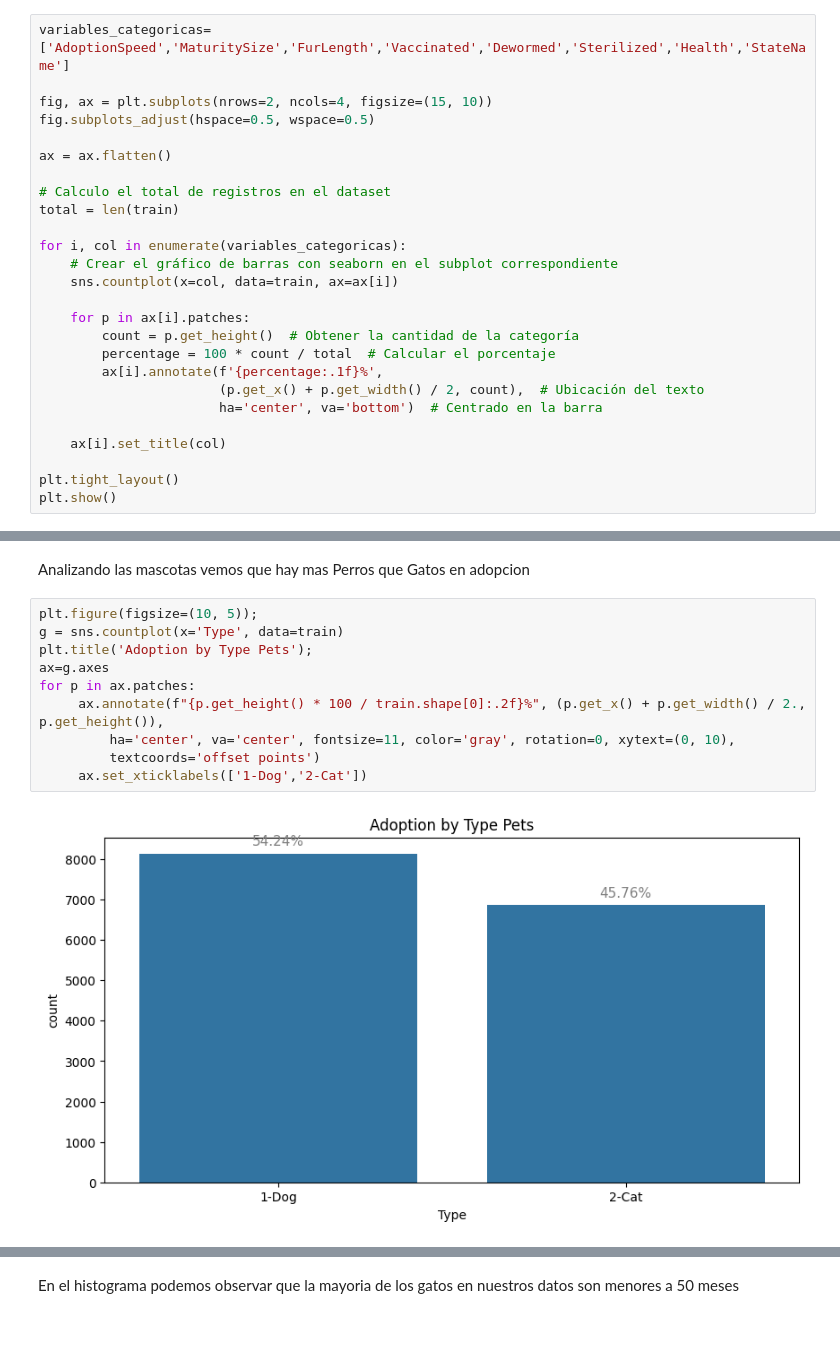
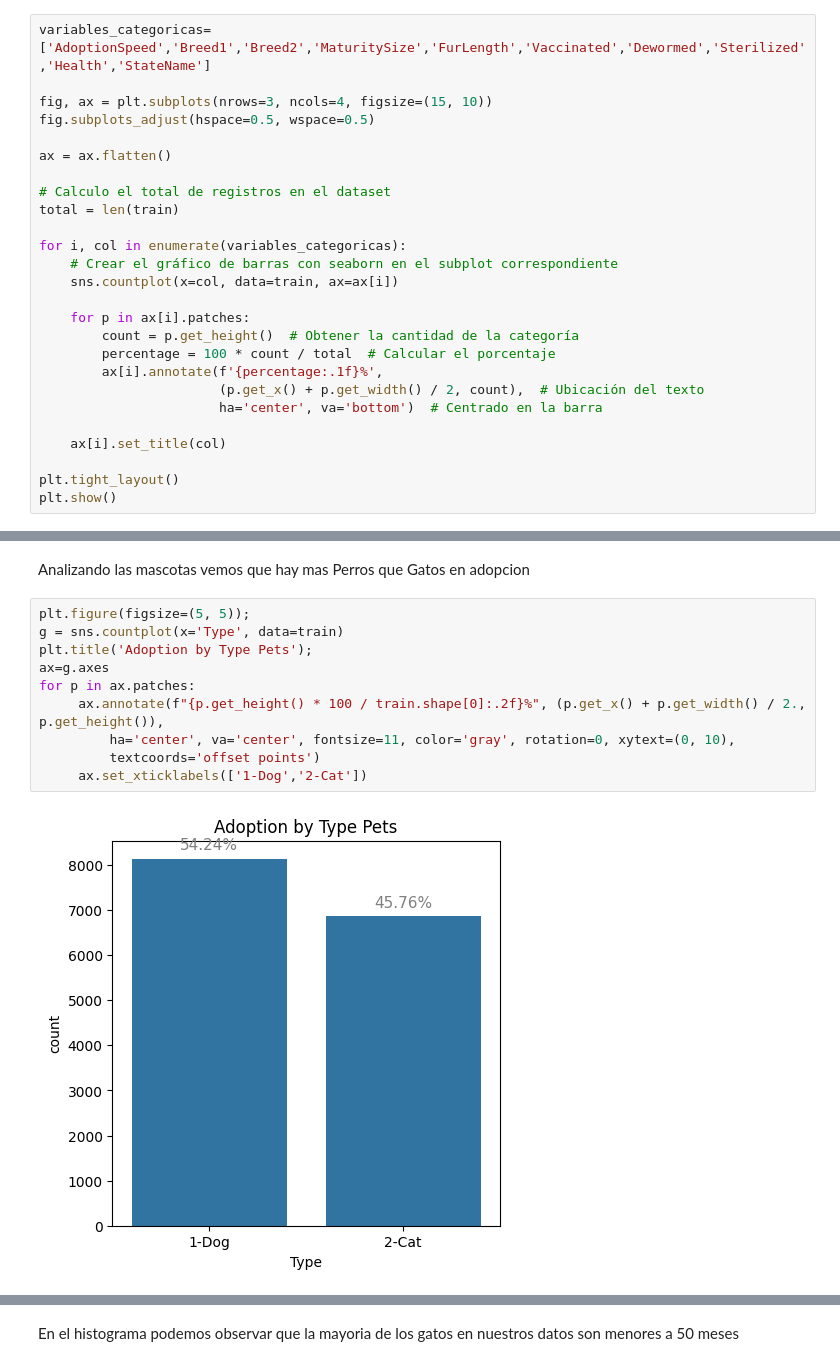
Before and after one commit to Nicoch6/Labo2_Entrega, a Jupyter notebook: 02-EDA.ipynb, the cells around one changed output, grey strips where cells are left out. Cells and saved outputs as stored; diff of their text form; blank space fills up the shorter version.

```diff
--- a/02-EDA.ipynb
+++ b/02-EDA.ipynb
@@ -163,9 +170,9 @@ memory usage: 3.0+ MB
 3. Pet was adopted between 31 and 90 days (2nd & 3rd month) after being listed.
 4. No adoption after 100 days of being listed. (There are no pets in this dataset that waited between 90 and 100 days).
 # %%
-variables_categoricas=['AdoptionSpeed','MaturitySize','FurLength','Vaccinated','Dewormed','Sterilized','Health','StateName']
+variables_categoricas=['AdoptionSpeed','Breed1','Breed2','MaturitySize','FurLength','Vaccinated','Dewormed','Sterilized','Health','StateName']
 
-fig, ax = plt.subplots(nrows=2, ncols=4, figsize=(15, 10))
+fig, ax = plt.subplots(nrows=3, ncols=4, figsize=(15, 10))
 fig.subplots_adjust(hspace=0.5, wspace=0.5)
 
 ax = ax.flatten()
@@ -193,15 +200,15 @@ plt.show()
 # %% [markdown]
 Analizando las mascotas vemos que hay mas Perros que Gatos en adopcion
 # %%
-plt.figure(figsize=(10, 5));
+plt.figure(figsize=(5, 5));
 g = sns.countplot(x='Type', data=train)
 plt.title('Adoption by Type Pets');
 ax=g.axes
 for p in ax.patches:
      ax.annotate(f"{p.get_height() * 100 / train.shape[0]:.2f}%", (p.get_x() + p.get_width() / 2., p.get_height()),
          ha='center', va='center', fontsize=11, color='gray', rotation=0, xytext=(0, 10),
          textcoords='offset points')
      ax.set_xticklabels(['1-Dog','2-Cat'])
 # %% [output]
-[figure, old version]
+[figure, new version]
 # %% [markdown]
```
Also changed, not shown: parts of 24 cells of this notebook.
